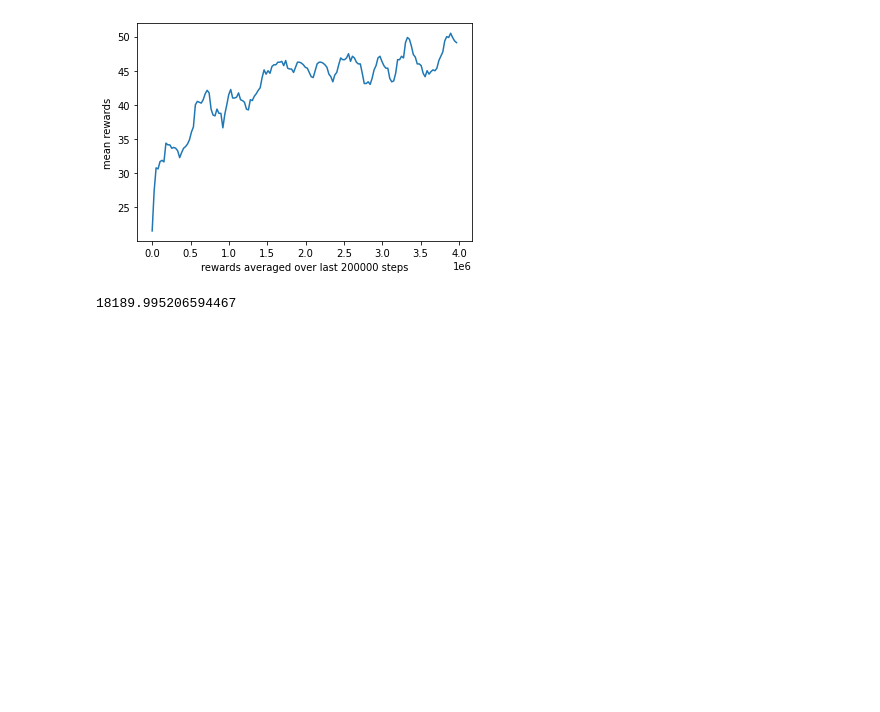
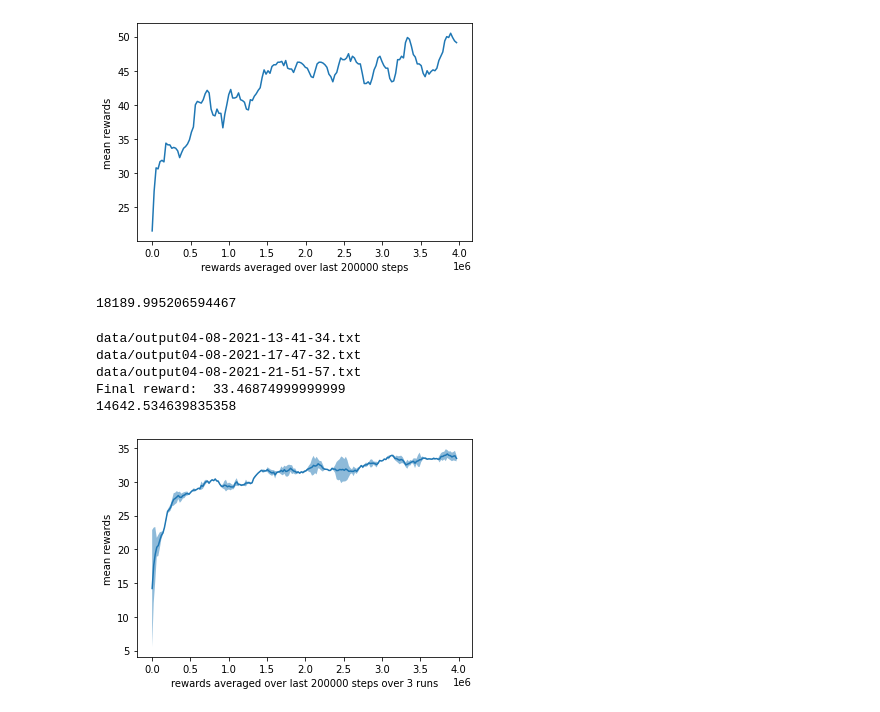
Before and after one commit to gijskoning/Reproducibility_project, a Jupyter notebook: experiments.ipynb, the cells around one changed output. Drawn from its saved outputs; the diff is of its cells as text; code cells hidden in the pictures; blank space fills up the shorter version.

Commit message:
Add gru data and plots

```diff
--- a/experiments.ipynb
+++ b/experiments.ipynb
@@ -230,3 +230,14 @@ time_elapsed: 18189 seconds or 303 minutes
 Final reward:  49.12500000000004
 [figure]
 18189.995206594467
+# %%
+# Running single GRU-128 3 times
+average_time_GRU = plot_runs(["output04-08-2021-13-41-34.txt", "output04-08-2021-17-47-32.txt", "output04-08-2021-21-51-57.txt"], show=True)
+print(average_time_GRU)
+# %% [output]
+data/output04-08-2021-13-41-34.txt
+data/output04-08-2021-17-47-32.txt
+data/output04-08-2021-21-51-57.txt
+Final reward:  33.46874999999999
+14642.534639835358
+[figure, added]
```
Also changed, not shown: parts of 1 cell of this notebook, 6 other files.
